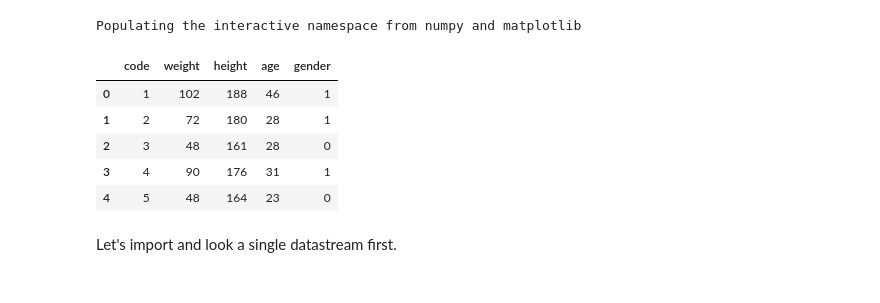
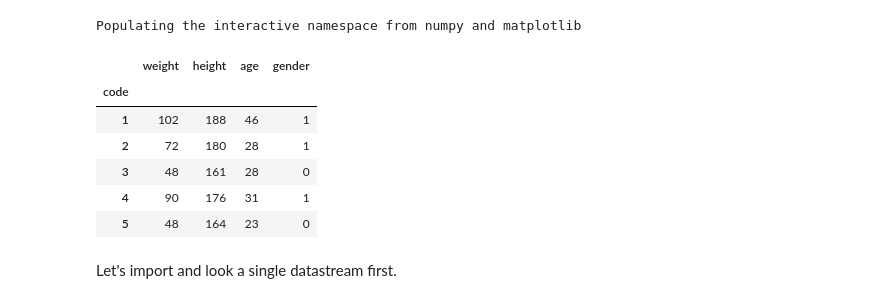
Before and after one commit to thomashaaland/sensorStep, a Jupyter notebook: Motionsense.ipynb, the cells around one changed output. Cells and saved outputs as stored; diff of their text form; code cells hidden in the pictures.

```diff
--- a/Motionsense.ipynb
+++ b/Motionsense.ipynb
@@ -14,15 +14,16 @@ import os
 # %% [output]
 Populating the interactive namespace from numpy and matplotlib
 # %%
-data_subjects = pd.read_csv("./data/data_subjects_info.csv")
+data_subjects = pd.read_csv("./data/data_subjects_info.csv", index_col = 0)
 data_subjects.head()
 # %% [output]
-|  | code | weight | height | age | gender |
-| 0 | 1 | 102 | 188 | 46 | 1 |
-| 1 | 2 | 72 | 180 | 28 | 1 |
-| 2 | 3 | 48 | 161 | 28 | 0 |
-| 3 | 4 | 90 | 176 | 31 | 1 |
-| 4 | 5 | 48 | 164 | 23 | 0 |
+|  | weight | height | age | gender |
+| code |  |  |  |  |
+| 1 | 102 | 188 | 46 | 1 |
+| 2 | 72 | 180 | 28 | 1 |
+| 3 | 48 | 161 | 28 | 0 |
+| 4 | 90 | 176 | 31 | 1 |
+| 5 | 48 | 164 | 23 | 0 |
 # %% [markdown]
 Let's import and look a single datastream first.
 # %%
```
Also changed, not shown: parts of 18 cells of this notebook.
